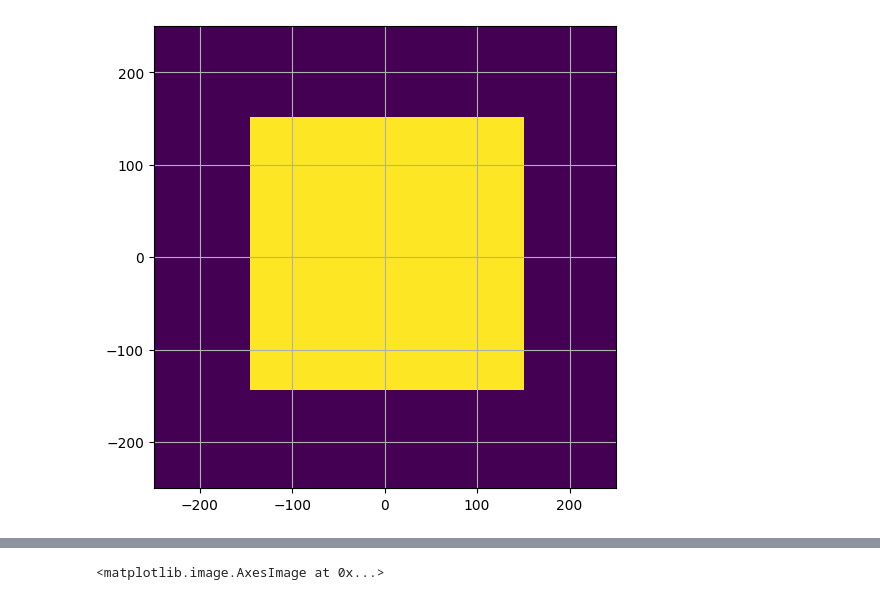
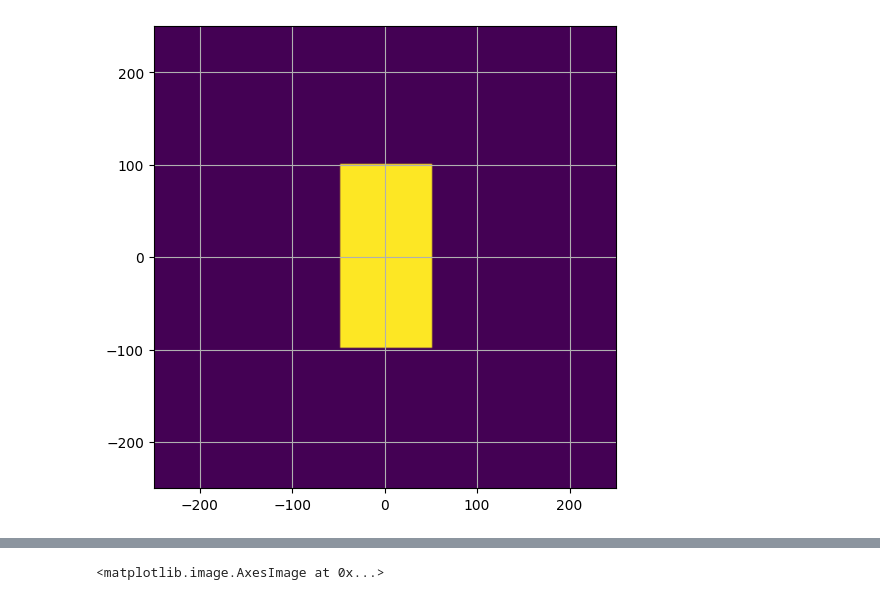
Before and after one commit to RodionovSA/metarcwa, a Jupyter notebook: eigensolver_test.ipynb, the cells around one changed output, grey strips where cells are left out. Drawn from its saved outputs; the diff is of its cells as text; code cells hidden in the pictures.

```diff
--- a/eigensolver_test.ipynb
+++ b/eigensolver_test.ipynb
@@ -16,44 +16,53 @@ device = torch.device("cuda:1" if torch.cuda.is_available() else "cpu")
 dtype = torch.float64
 backend = TorchBackend(device=device, dtype=dtype)
 
-period = (500, 500)
-grid = (101, 61)
+
+Lx = 500
+Ly = 500
+Nx = 201
+Ny = 201
+M = 13
+N = 13
+
+
+period = (Lx, Ly)
+grid = (Nx, Ny)
 lattice = Lattice(period=period, grid=grid)
 
 center = (0, 0)
-size = (300, 300)
+size = (100, 200)
 angle = 0.0*torch.pi/180
 
-epsilon = [4.0+0.1j, 2.0, 3.0]
-epsilon_bg = [1.3, 2.2, 2.5 + 1j]
+epsilon = [15.0+1j, 2.0, 3.0]
+epsilon_bg = [1, 2.2, 2.5 + 0j]
 
 mat = Material(backend, epsilon=epsilon)
 mat_bg = Material(backend, epsilon=epsilon_bg)
 
 shape = Rectangle(backend, lattice, center=center, size=size, material=mat, angle=angle, soft_mask=False)
 layer = Layer(shape, thickness=500, material_bg=mat_bg)
 
-wavelength = [500, 600, 700.0]
+wavelength = [400, 600, 700.0]
 theta = [0.0, 10.0]
 phi = [0.0, 2.0]
 source = Source(backend, wavelength=wavelength, theta=theta, phi=phi)
 n_inc = 1.0
 
-cfg = LayerConfig(M = 14, N = 14,
+cfg = LayerConfig(M = M, N = N,
                   closed_form=True,
                   circ_truncation=True,
-                  factorization='None', tvf_optimizer='LBFGS',
-                  tvf_alpha=1.0, tvf_beta=1e-5, tvf_gamma=0, tvf_steps=1,
+                  factorization='Pol', tvf_optimizer='LBFGS',
+                  tvf_alpha=1.0, tvf_beta=1e-6, tvf_gamma=0, tvf_steps=1,
                   modes_solver='eig')
 
 solver = LayerSolver(layer, source, cfg, n_inc)
 
 epsilon_xy = layer.epsilon_xy()[:,0,0,:,:]
 
 
 plt.figure(figsize=(6,6))
 plt.imshow(epsilon_xy[0].cpu().real.T, origin='lower', extent=(-period[0]/2, period[0]/2, -period[1]/2, period[1]/2))
 plt.grid()
 # %% [output]
-[figure, old version]
+[figure, new version]
 # %%
```
Also changed, not shown: parts of 9 cells of this notebook, 4 other files.
